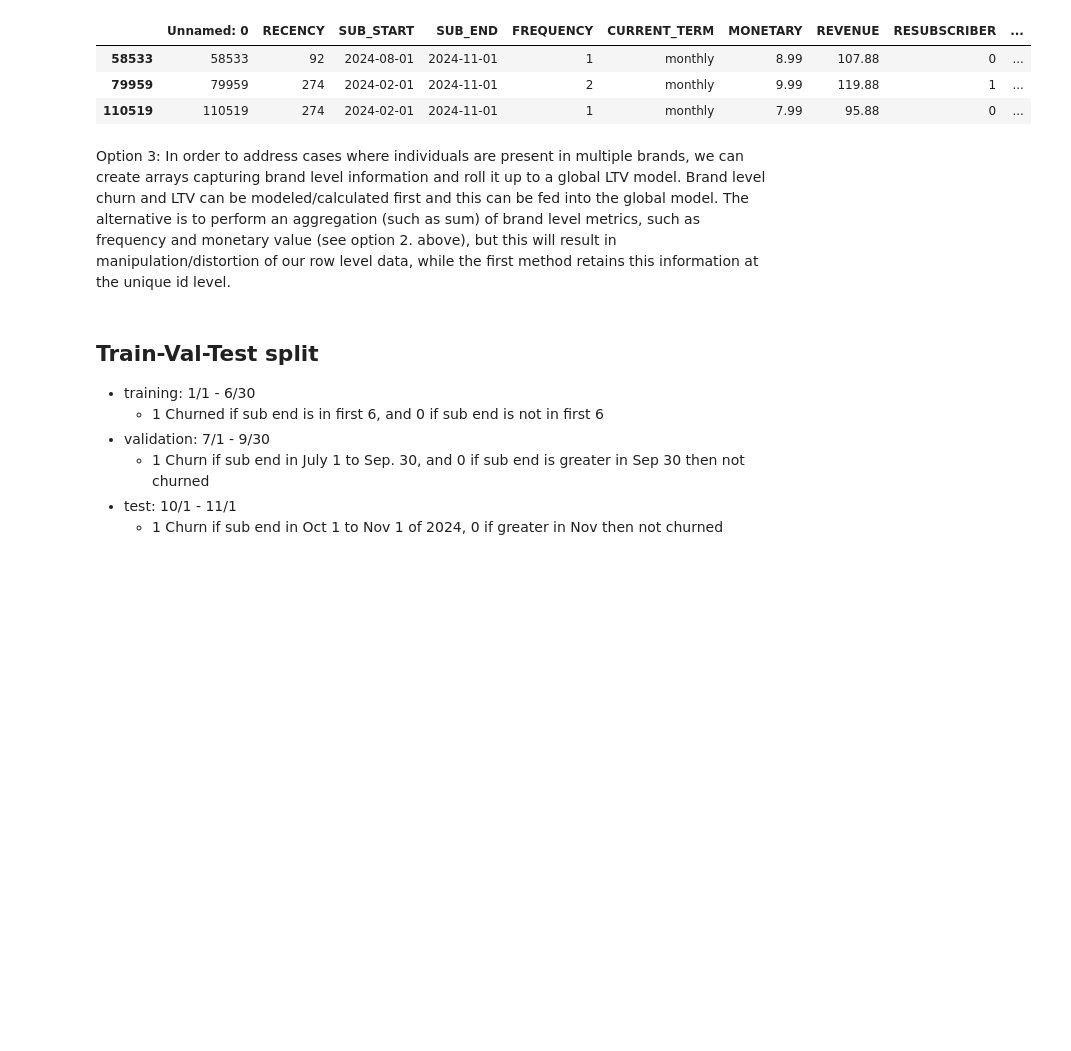
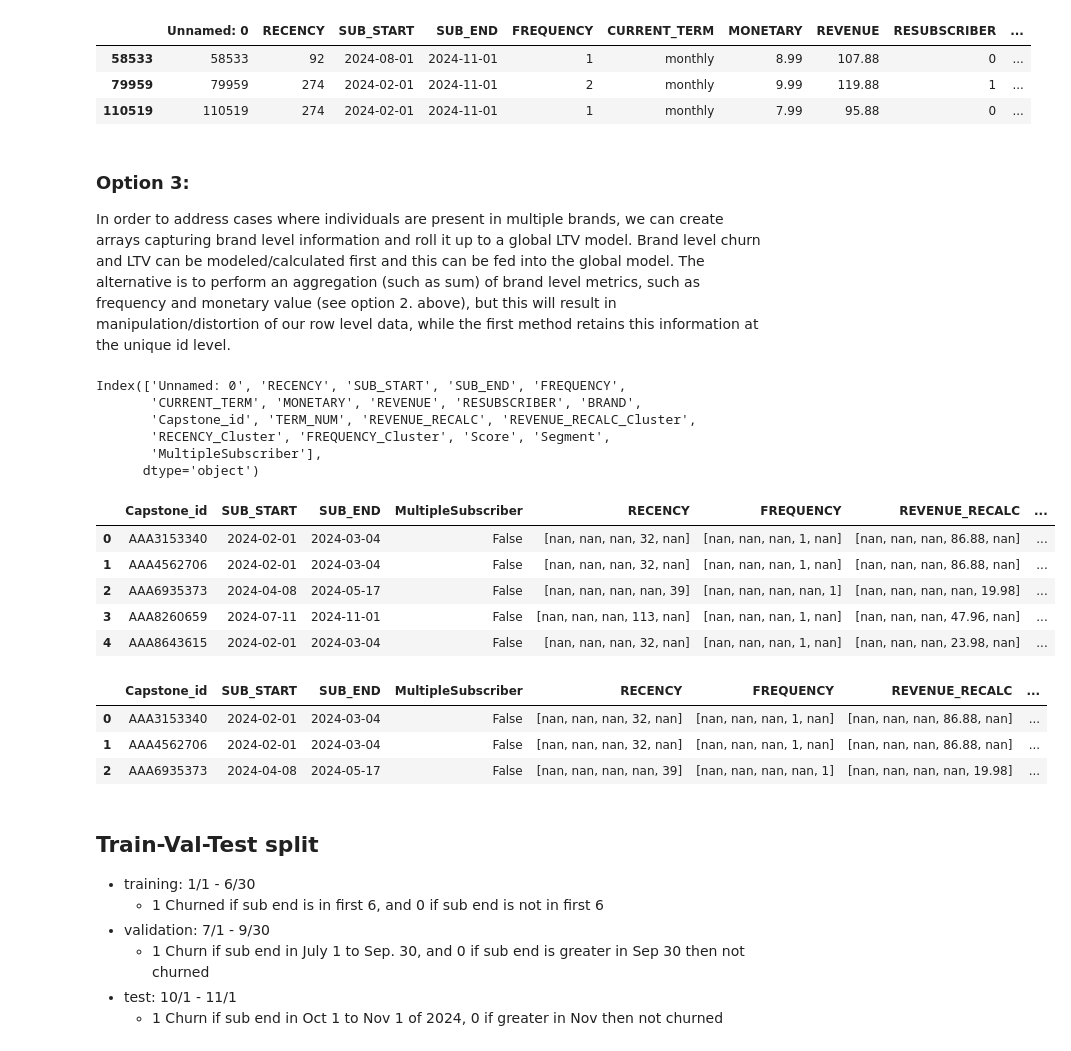
Before and after one commit to RussellXia/NYU_Capstone_Project, a Jupyter notebook: Spring/eda.ipynb, the cells around one changed output. Cells and saved outputs as stored; diff of their text form; code cells hidden in the pictures; blank space fills up the shorter version.

Commit message:
add multi sub option3 & ltv label for data split

```diff
--- a/Spring/eda.ipynb
+++ b/Spring/eda.ipynb
@@ -931,10 +931,78 @@ sub_prep[sub_prep.Capstone_id=='AAI2036587']
 | 79959 | 79959 | 274 | 2024-02-01 | 2024-11-01 | 2 | monthly | 9.99 | 119.88 | 1 | ... |
 | 110519 | 110519 | 274 | 2024-02-01 | 2024-11-01 | 1 | monthly | 7.99 | 95.88 | 0 | ... |
 # %% [markdown]
-Option 3: In order to address cases where individuals are present in multiple brands,
+### Option 3:
+In order to address cases where individuals are present in multiple brands,
 we can create arrays capturing brand level information and roll it up to a global LTV
 model. Brand level churn and LTV can be modeled/calculated first and this can be
 fed into the global model. The alternative is to perform an aggregation (such as sum)
 of brand level metrics, such as frequency and monetary value (see option 2. above),
 but this will result in manipulation/distortion of our row level data, while the first
 method retains this information at the unique id level.
+# %%
+def create_feature_array(feature_list, brand_list, brand_to_index):
+    feature_array = [np.nan] * MAX_BRAND_COUNT  # Initialize with NaN
+    for brand, feature in zip(brand_list, feature_list):
+        index = brand_to_index.get(brand, None)
+        if index is not None and index < MAX_BRAND_COUNT:
+            feature_array[index] = feature
+    return feature_array
+# %%
+sub_prep.columns
+# %% [output]
+Index(['Unnamed: 0', 'RECENCY', 'SUB_START', 'SUB_END', 'FREQUENCY',
+       'CURRENT_TERM', 'MONETARY', 'REVENUE', 'RESUBSCRIBER', 'BRAND',
+       'Capstone_id', 'TERM_NUM', 'REVENUE_RECALC', 'REVENUE_RECALC_Cluster',
+       'RECENCY_Cluster', 'FREQUENCY_Cluster', 'Score', 'Segment',
+       'MultipleSubscriber'],
+      dtype='object')
+# %%
+all_brands = sorted(sub_prep['BRAND'].unique())
+MAX_BRAND_COUNT = 5
+brand_to_index = {brand: i for i, brand in enumerate(all_brands)}
+
+sub_prep['Segment'] = sub_prep['Segment'].replace({'Low-Value':1, 'Mid-Value':2, 'High-Value':3})
+
+sub_multi_arr = sub_prep.groupby('Capstone_id', as_index=False).agg({
+    'SUB_START': 'min',
+    'SUB_END': 'max',
+    'MultipleSubscriber': 'any',
+    'BRAND': lambda x: list(x.unique()),
+    'RECENCY': lambda x: list(x),
+    'FREQUENCY': lambda x: list(x),
+    'REVENUE_RECALC': lambda x: list(x),
+    'RECENCY_Cluster': lambda x: list(x),
+    'FREQUENCY_Cluster': lambda x: list(x),
+    'REVENUE_RECALC_Cluster': lambda x: list(x),
+    'CURRENT_TERM': lambda x: list(x),
+    'Segment': lambda x: list(x)
+})
+
+sub_multi_arr['brands'] = sub_multi_arr['BRAND'].apply(lambda x: create_feature_array(x, x, brand_to_index))
+sub_multi_arr['num_brand'] = sub_multi_arr['brands'].apply(lambda x: sum(pd.notna(x)))
+sub_multi_arr['RECENCY'] = sub_multi_arr.apply(lambda row: create_feature_array(row['RECENCY'], row['BRAND'], brand_to_index), axis=1)
+sub_multi_arr['FREQUENCY'] = sub_multi_arr.apply(lambda row: create_feature_array(row['FREQUENCY'], row['BRAND'], brand_to_index), axis=1)
+sub_multi_arr['REVENUE_RECALC'] = sub_multi_arr.apply(lambda row: create_feature_array(row['REVENUE_RECALC'], row['BRAND'], brand_to_index), axis=1)
+sub_multi_arr['RECENCY_Cluster'] = sub_multi_arr.apply(lambda row: create_feature_array(row['RECENCY_Cluster'], row['BRAND'], brand_to_index), axis=1)
+sub_multi_arr['FREQUENCY_Cluster'] = sub_multi_arr.apply(lambda row: create_feature_array(row['FREQUENCY_Cluster'], row['BRAND'], brand_to_index), axis=1)
+sub_multi_arr['REVENUE_RECALC_Cluster'] = sub_multi_arr.apply(lambda row: create_feature_array(row['REVENUE_RECALC_Cluster'], row['BRAND'], brand_to_index), axis=1)
+sub_multi_arr['CURRENT_TERM'] = sub_multi_arr.apply(lambda row: create_feature_array(row['CURRENT_TERM'], row['BRAND'], brand_to_index), axis=1)
+sub_multi_arr['Segment'] = sub_multi_arr.apply(lambda row: create_feature_array(row['Segment'], row['BRAND'], brand_to_index), axis=1)
+
+sub_multi_arr.drop(columns=['BRAND'], inplace=True)
+sub_multi_arr.head()
+# %% [output]
+|  | Capstone_id | SUB_START | SUB_END | MultipleSubscriber | RECENCY | FREQUENCY | REVENUE_RECALC | ... |
+| 0 | AAA3153340 | 2024-02-01 | 2024-03-04 | False | [nan, nan, nan, 32, nan] | [nan, nan, nan, 1, nan] | [nan, nan, nan, 86.88, nan] | ... |
+| 1 | AAA4562706 | 2024-02-01 | 2024-03-04 | False | [nan, nan, nan, 32, nan] | [nan, nan, nan, 1, nan] | [nan, nan, nan, 86.88, nan] | ... |
+| 2 | AAA6935373 | 2024-04-08 | 2024-05-17 | False | [nan, nan, nan, nan, 39] | [nan, nan, nan, nan, 1] | [nan, nan, nan, nan, 19.98] | ... |
+| 3 | AAA8260659 | 2024-07-11 | 2024-11-01 | False | [nan, nan, nan, 113, nan] | [nan, nan, nan, 1, nan] | [nan, nan, nan, 47.96, nan] | ... |
+| 4 | AAA8643615 | 2024-02-01 | 2024-03-04 | False | [nan, nan, nan, 32, nan] | [nan, nan, nan, 1, nan] | [nan, nan, nan, 23.98, nan] | ... |
+# %%
+sub_multi_arr['global_segment'] = sub_multi_arr['Segment'].apply(lambda x: int(np.ceil(np.nanmean(x)/len(x))))
+sub_multi_arr.head(3)
+# %% [output]
+|  | Capstone_id | SUB_START | SUB_END | MultipleSubscriber | RECENCY | FREQUENCY | REVENUE_RECALC | ... |
+| 0 | AAA3153340 | 2024-02-01 | 2024-03-04 | False | [nan, nan, nan, 32, nan] | [nan, nan, nan, 1, nan] | [nan, nan, nan, 86.88, nan] | ... |
+| 1 | AAA4562706 | 2024-02-01 | 2024-03-04 | False | [nan, nan, nan, 32, nan] | [nan, nan, nan, 1, nan] | [nan, nan, nan, 86.88, nan] | ... |
+| 2 | AAA6935373 | 2024-04-08 | 2024-05-17 | False | [nan, nan, nan, nan, 39] | [nan, nan, nan, nan, 1] | [nan, nan, nan, nan, 19.98] | ... |
```
Also changed, not shown: parts of 3 cells of this notebook.
